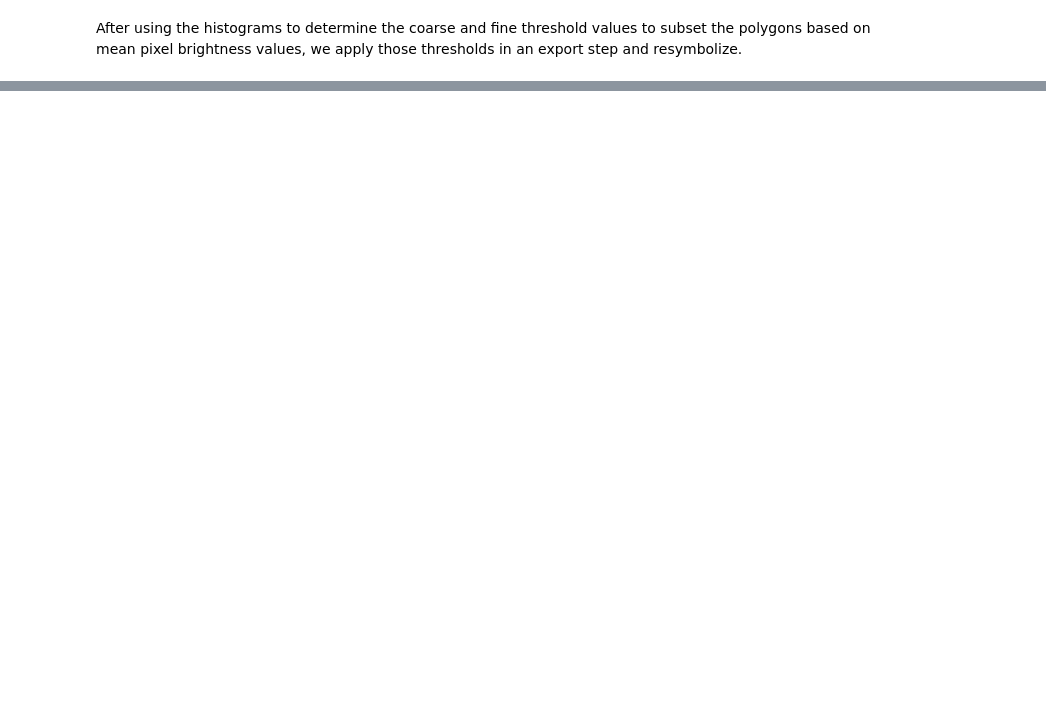
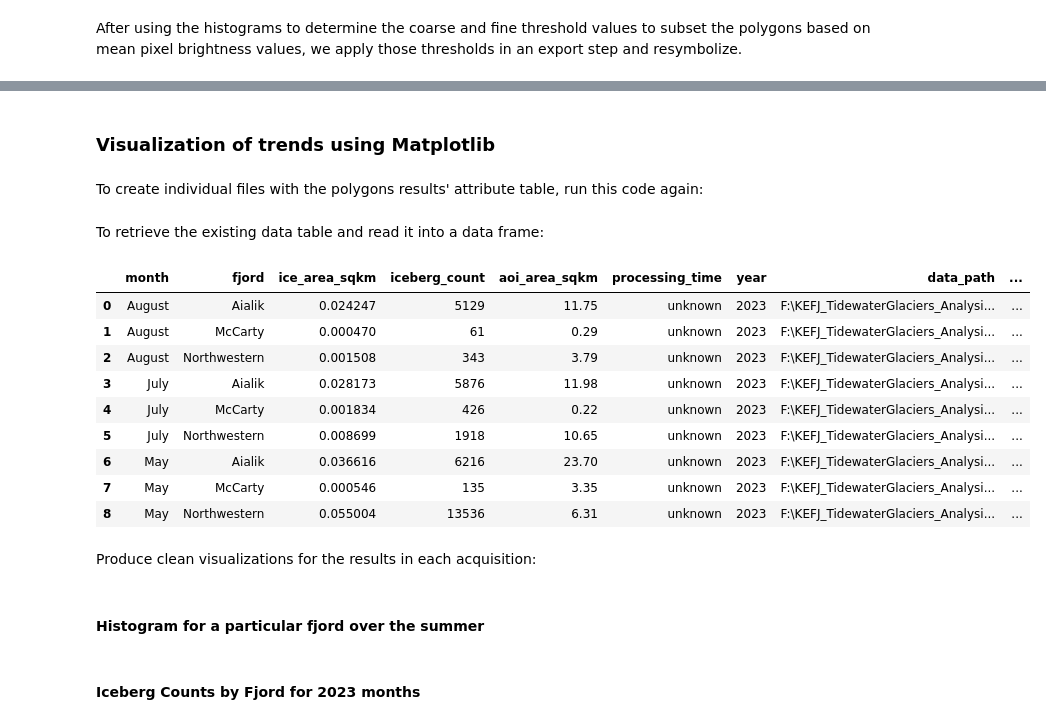
Before and after one commit to gebrady/seals_on_ice, a Jupyter notebook: seals_on_ice.ipynb, the cells around one changed output, grey strips where cells are left out. Cells and saved outputs as stored; diff of their text form; code cells hidden in the pictures; blank space fills up the shorter version.

```diff
--- a/seals_on_ice.ipynb
+++ b/seals_on_ice.ipynb
@@ -121,0 +136,6 @@ study_areas
+# %%
+acquisition = acquisitions[0] #increase this number to change acquisitions
+
+print('The following will be analyzed:')
+
+print(acquisition)
@@ -126,6 +152,4 @@ ____________________________________________
 ### Stage 1: Image Segmentation
 # %%
-acquisition = acquisitions[1]
-acquisition
-year_folder = 'July_2023'
-study_area = study_areas[1]
+_, _, year_folder, study_area = acquisition.split('\\')
+year_folder, study_area
@@ -140,0 +160,4 @@ map_query
+# %%
+layerPrefix = year_folder + '_' + study_area + '_' #this prefix will help identify similar data products between acquisitions
+map_query = study_area + ' ' + year_folder + ' BandStack Classification'
+map_query
@@ -141,15 +166,11 @@ map_query
 # %%
 #proj_folder = acquisition
-proj_folder =  r'E:\2023_07_13_KEFJ_TidewaterGlaciers'
+proj_folder =  os.path.join(main_folder, year_folder, study_area)
 data_path = os.path.join(proj_folder, 'Image_RGB') #folder containing RGB image
 dst_path = os.path.join(proj_folder, 'Classification\Layers')
 shapes_path = os.path.join(proj_folder, 'Classification\Shapes')
 chart_dst = os.path.join(proj_folder, 'Classification\Charts')
-project_gdb = os.path.join(proj_folder, 'Arc','2023_07_13_KEFJ_TidewaterGlaciers.gdb')
-
-rgb_filename = '2023_07_13_KEFJ_McCarty_ImageRGB.tif'
-
-#layer_prefix = year_folder + '_' + study_area + '_'
+project_gdb = os.path.join(proj_folder, 'Arc','KEFJ_TidewaterGlaciers_Analysis.gdb')
 # %% [markdown]
 #### Assigning variable names for the current acquisition
 
@@ -448,0 +772,2 @@ area_sub.symbology = sym #apply red to original layer
+# %% [markdown]
+### Visualization of trends using Matplotlib
@@ -448,0 +776,2 @@ area_sub.symbology = sym #apply red to original layer
+# %% [markdown]
+To create individual files with the polygons results' attribute table, run this code again:
@@ -448,0 +789,22 @@ area_sub.symbology = sym #apply red to original layer
+# %% [markdown]
+To retrieve the existing data table and read it into a data frame:
+# %%
+results = pd.read_csv('KEFJ_TidewaterGlaciers_Results_withoutTimestamp.csv')
+results_path = r'F:\KEFJ_TidewaterGlaciers_Analysis\Results'
+results['monthyear'] = results['month'] + str(results['year'])
+results
+# %% [output]
+|  | month | fjord | ice_area_sqkm | iceberg_count | aoi_area_sqkm | processing_time | year | data_path | ... |
+| 0 | August | Aialik | 0.024247 | 5129 | 11.75 | unknown | 2023 | F:\KEFJ_TidewaterGlaciers_Analysi... | ... |
+| 1 | August | McCarty | 0.000470 | 61 | 0.29 | unknown | 2023 | F:\KEFJ_TidewaterGlaciers_Analysi... | ... |
+| 2 | August | Northwestern | 0.001508 | 343 | 3.79 | unknown | 2023 | F:\KEFJ_TidewaterGlaciers_Analysi... | ... |
+| 3 | July | Aialik | 0.028173 | 5876 | 11.98 | unknown | 2023 | F:\KEFJ_TidewaterGlaciers_Analysi... | ... |
+| 4 | July | McCarty | 0.001834 | 426 | 0.22 | unknown | 2023 | F:\KEFJ_TidewaterGlaciers_Analysi... | ... |
+| 5 | July | Northwestern | 0.008699 | 1918 | 10.65 | unknown | 2023 | F:\KEFJ_TidewaterGlaciers_Analysi... | ... |
+| 6 | May | Aialik | 0.036616 | 6216 | 23.70 | unknown | 2023 | F:\KEFJ_TidewaterGlaciers_Analysi... | ... |
+| 7 | May | McCarty | 0.000546 | 135 | 3.35 | unknown | 2023 | F:\KEFJ_TidewaterGlaciers_Analysi... | ... |
+| 8 | May | Northwestern | 0.055004 | 13536 | 6.31 | unknown | 2023 | F:\KEFJ_TidewaterGlaciers_Analysi... | ... |
+# %% [markdown]
+Produce clean visualizations for the results in each acquisition:
+# %% [markdown]
+#### Histogram for a particular fjord over the summer
@@ -448,0 +836,2 @@ area_sub.symbology = sym #apply red to original layer
+# %% [markdown]
+#### Iceberg Counts by Fjord for 2023 months
```
Also changed, not shown: parts of 146 cells of this notebook, 7 other files.
